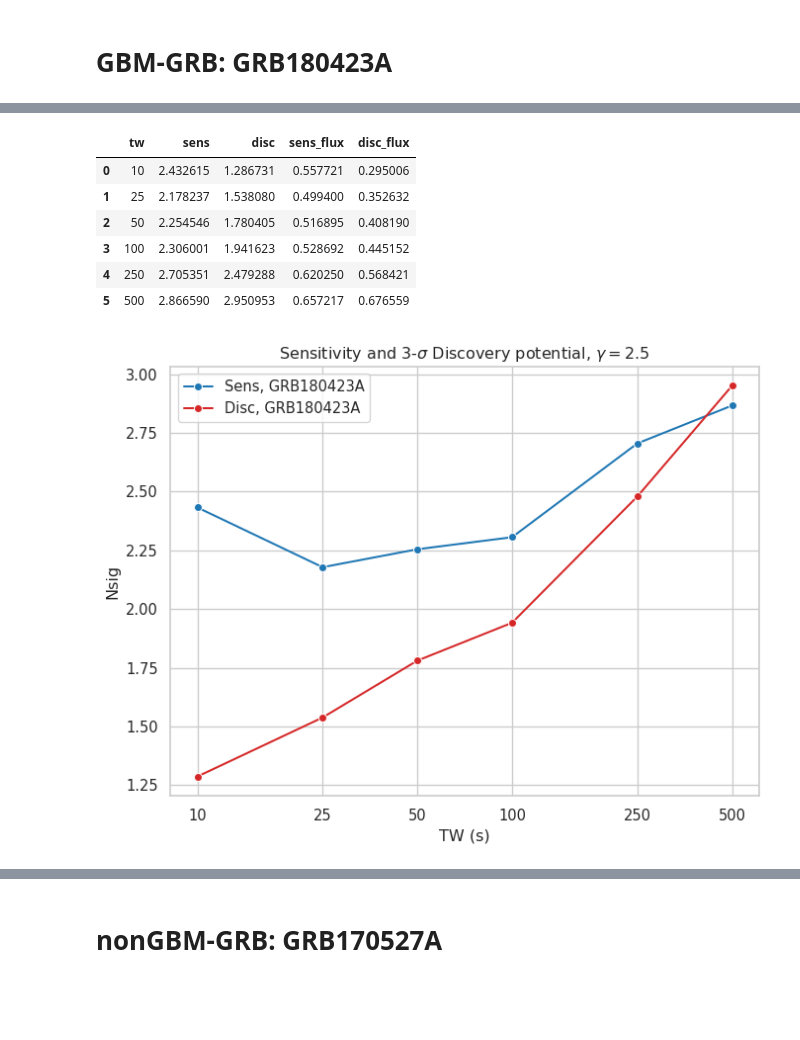
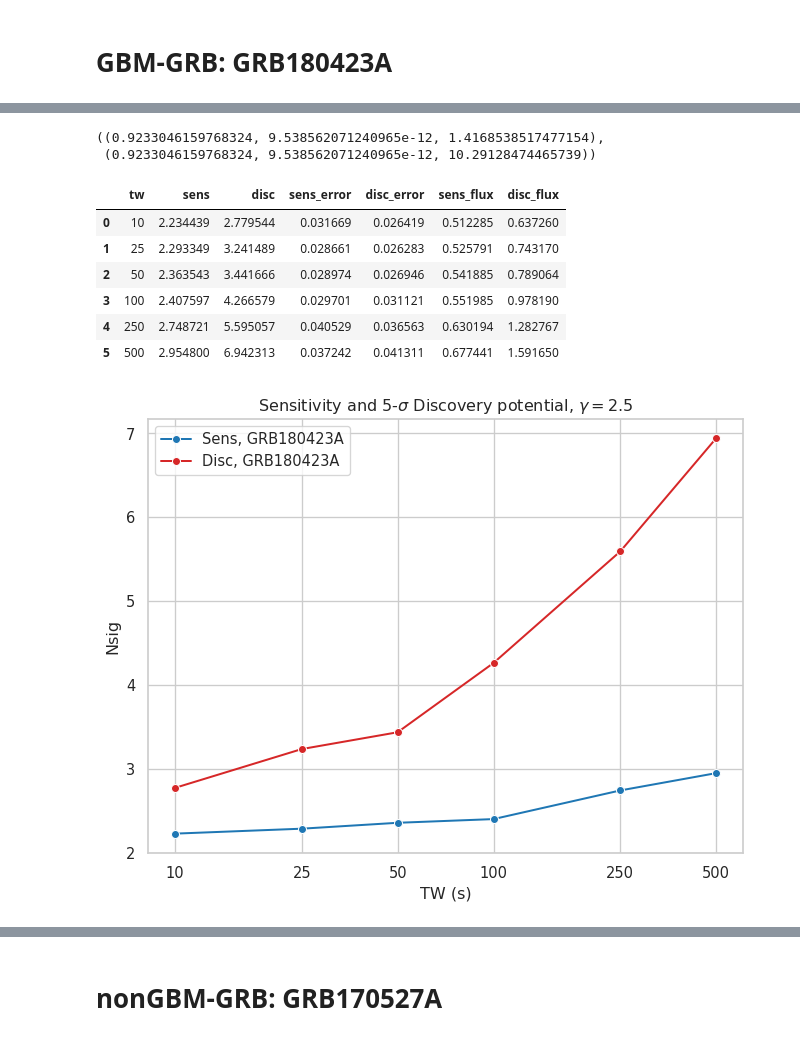
Before and after one commit to ChujieChen/greco_grb, a Jupyter notebook: notebooks/07_sensitivity_discovery_potential_per_source.ipynb, the cells around one changed output, grey strips where cells are left out. Drawn from its saved outputs; the diff is of its cells as text; code cells hidden in the pictures; blank space fills up the shorter version.

```diff
--- a/notebooks/07_sensitivity_discovery_potential_per_source.ipynb
+++ b/notebooks/07_sensitivity_discovery_potential_per_source.ipynb
@@ -183,5 +239,5 @@ def get_tr(info):
 # %%
-def get_sens_disc(info, sigma=5, fit=True):
+def get_sens_disc(info, sigma=5, fit=True, use_first=None, n_bootstrap=1, tail_fit=False):
     args = info
     df = pd.read_pickle(DATA_DIR+"/grbwebgbm/grbweb_gbm_noHealpix_2268.pkl")
     try:
@@ -232,7 +288,11 @@ def get_sens_disc(info, sigma=5, fit=True):
     # cy.CONF.update(conf)
 
     bg_files = glob(ANA_DIR+"/allsky_scan/with_prior_background/tw{}/{}*.npz".format(args.tw_in_second, args.grb_name))
-    bg = cy.dists.Chi2TSD(np.ravel([sparse.load_npz(bg_file).toarray() for bg_file in bg_files]))
+    if use_first is None:
+        bg = cy.dists.Chi2TSD(np.ravel([sparse.load_npz(bg_file).toarray() for bg_file in bg_files]))
+    else:
+        bg = cy.dists.Chi2TSD(np.ravel([sparse.load_npz(bg_file).toarray() for bg_file in bg_files])[:use_first])
+
     n_injs = args.n_injs
     sig = {}
     for n_inj in n_injs:
@@ -274,13 +334,19 @@ def get_sens_disc(info, sigma=5, fit=True):
                            beta=0.9,
                            max_batch_size=0,
                            logging=False,
-                           trials=trials, n_bootstrap=1)
-    # 5-sigma
-    disc = sptr.find_n_sig(ts=bg.isf_nsigma(sigma, fit=fit),
+                           trials=trials, n_bootstrap=n_bootstrap)
+    # X-sigma
+    if tail_fit:
+        popt, pcov, tail_start = get_best_tail_chi2_fit_params(bg.trials['ts'], bins=50, tail_starts=np.r_[0:10])
+        fitted_chi2 = stats.chi2(popt[0],popt[1],popt[2])
+        the_ts = fitted_chi2.isf(stats.norm.sf(sigma)/popt[4])
+    else:
+        the_ts = bg.isf_nsigma(sigma, fit=fit)
+    disc = sptr.find_n_sig(ts=the_ts,
                            beta=0.5,
                            max_batch_size=0,
                            logging=False,
-                           trials=trials, n_bootstrap=1)
+                           trials=trials, n_bootstrap=n_bootstrap)
     return sens, disc
 # %%
 from cycler import cycler
@@ -354,13 +586,21 @@ plt.tight_layout()
+# %%
+(bg.ndof, bg.loc, bg.scale), tail_params
+# %% [output]
+((0.9233046159768324, 9.538562071240965e-12, 1.4168538517477154),
+ (0.9233046159768324, 9.538562071240965e-12, 10.29128474465739))
 # %%
 senss = []
 discs = []
+sens_errors, disc_errors = [], []
 sens_fluxs = []
 disc_fluxs = []
 for tw in [10, 25, 50, 100, 250, 500]:
     ag = args(grb_name="GRB180423A",tw_in_second=tw)
-    sens, disc =get_sens_disc(ag, sigma=3, fit=False)
+    sens, disc = get_sens_disc(ag, sigma=5, fit=False, use_first=100000, n_bootstrap=1000, tail_fit=True)
     senss.append(sens['n_sig'])
     discs.append(disc['n_sig'])
+    sens_errors.append(sens['n_sig'] * sens['n_sig_error'])
+    disc_errors.append(disc['n_sig'] * disc['n_sig_error'])
     tr = get_tr(ag)
     sens_fluxs.append(tr.to_E2dNdE(sens['n_sig'], E0=1, unit=1e1)) # GeV/cm2  @  1 GeV
     disc_fluxs.append(tr.to_E2dNdE(disc['n_sig'], E0=1, unit=1e1)) # GeV/cm2  @  1 GeV
@@ -368,38 +608,46 @@ for tw in [10, 25, 50, 100, 250, 500]:
 tw_sens_disc = pd.DataFrame({'tw':[10, 25, 50, 100, 250, 500],
                              'sens': senss,
                              'disc':discs,
+                             'sens_error': sens_errors,
+                             'disc_error': disc_errors,
                              'sens_flux':sens_fluxs,
                              'disc_flux':disc_fluxs})
 tw_sens_disc
 # %% [output]
-|  | tw | sens | disc | sens_flux | disc_flux |
-| 0 | 10 | 2.432615 | 1.286731 | 0.557721 | 0.295006 |
-| 1 | 25 | 2.178237 | 1.538080 | 0.499400 | 0.352632 |
-| 2 | 50 | 2.254546 | 1.780405 | 0.516895 | 0.408190 |
-| 3 | 100 | 2.306001 | 1.941623 | 0.528692 | 0.445152 |
-| 4 | 250 | 2.705351 | 2.479288 | 0.620250 | 0.568421 |
-| 5 | 500 | 2.866590 | 2.950953 | 0.657217 | 0.676559 |
+|  | tw | sens | disc | sens_error | disc_error | sens_flux | disc_flux |
+| 0 | 10 | 2.234439 | 2.779544 | 0.031669 | 0.026419 | 0.512285 | 0.637260 |
+| 1 | 25 | 2.293349 | 3.241489 | 0.028661 | 0.026283 | 0.525791 | 0.743170 |
+| 2 | 50 | 2.363543 | 3.441666 | 0.028974 | 0.026946 | 0.541885 | 0.789064 |
+| 3 | 100 | 2.407597 | 4.266579 | 0.029701 | 0.031121 | 0.551985 | 0.978190 |
+| 4 | 250 | 2.748721 | 5.595057 | 0.040529 | 0.036563 | 0.630194 | 1.282767 |
+| 5 | 500 | 2.954800 | 6.942313 | 0.037242 | 0.041311 | 0.677441 | 1.591650 |
 # %%
 fig, ax = plt.subplots(1,1, figsize=(8,6), dpi=96)
 # dts = [10, 25, 50, 100, 250, 500]
 # plt.plot(dts ,senss,'-+',color='C0', label = 'Sensitivity (90% C.L.)')
 # plt.plot(dts ,discs,'-+',color='C1',label = r'$3-\sigma$ Discovery Potential (50\% C.L.)')
 
 sns.lineplot(data=tw_sens_disc, x='tw', y='sens', marker='o', label=f'Sens, {ag.grb_name}', ax=ax)
 sns.lineplot(data=tw_sens_disc, x='tw', y='disc', marker='o', label=f'Disc, {ag.grb_name}', ax=ax)
 
+# ax.errorbar(tw_sens_disc.tw, tw_sens_disc.sens, yerr=tw_sens_disc.sens_error,
+#             linestyle=(0,(2,4)), marker='o', markersize=2, label=f'Sens, {ag.grb_name}')
+# ax.errorbar(tw_sens_disc.tw, tw_sens_disc.disc, yerr=tw_sens_disc.disc_error,
+#             linestyle=(0,(2,4)), marker='o', markersize=2, label=f'Disc, {ag.grb_name}')
+
 ax.set_xscale('log')
 ax.set_xlabel("TW (s)")
 ax.set_ylabel("Nsig")
-ax.set_title(r'Sensitivity and 3-$\sigma$ Discovery potential, $\gamma=2.5$')
+ax.set_title(r'Sensitivity and 5-$\sigma$ Discovery potential, $\gamma=2.5$')
 
 ax.set_xticks(tw_sens_disc['tw'])
 ax.set_xticklabels(tw_sens_disc['tw'])
 
 # plt.text(1e4, 3, 'IceCube Preliminary', color='r', fontsize=18)
+plt.legend()
 plt.show()
 # %% [output]
-[figure, old version]
+[figure, new version]
 # %%
 fig, ax = plt.subplots(1,1, figsize=(8,6), dpi=96)
 
```
Also changed, not shown: parts of 13 cells of this notebook, 9 other files.
